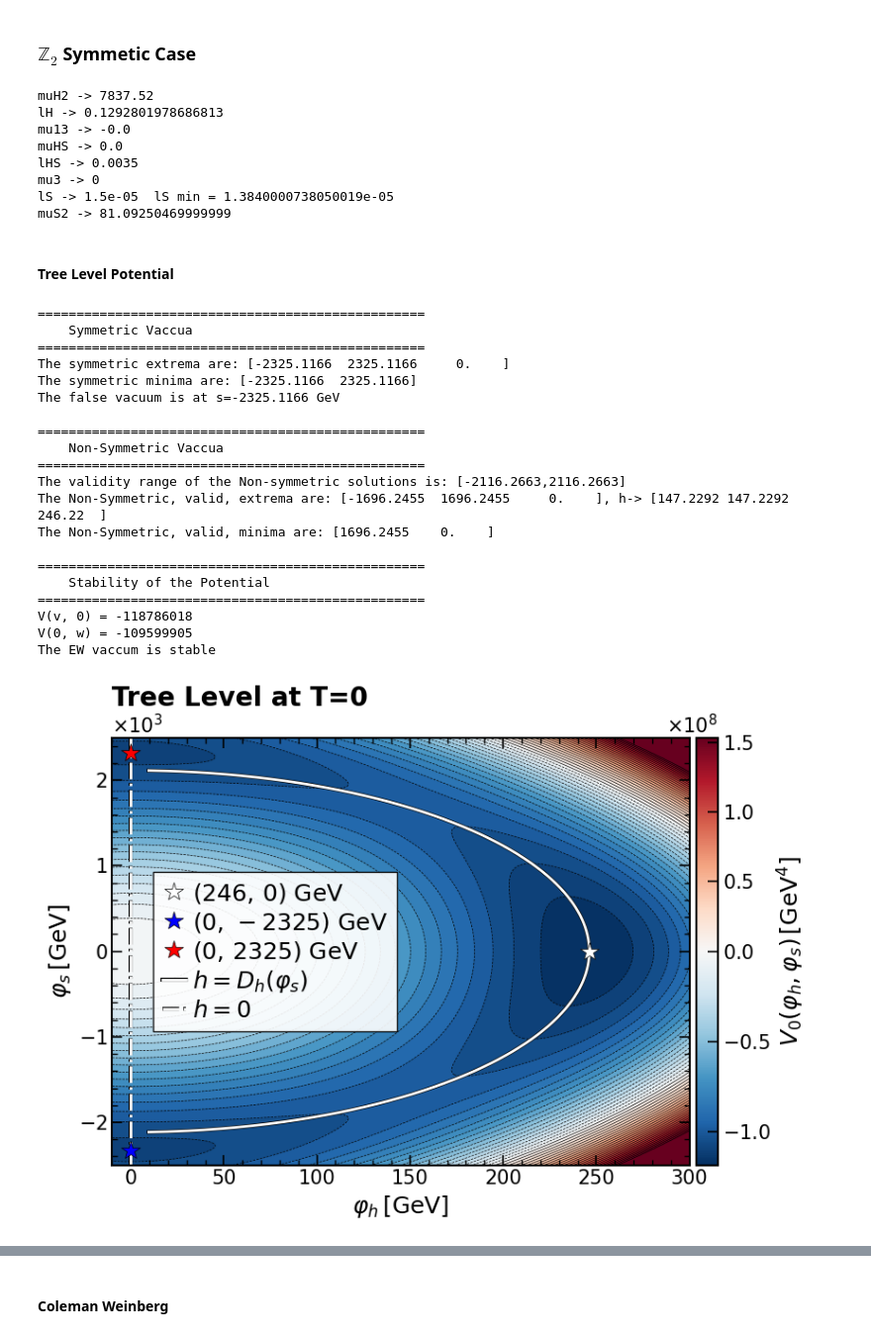
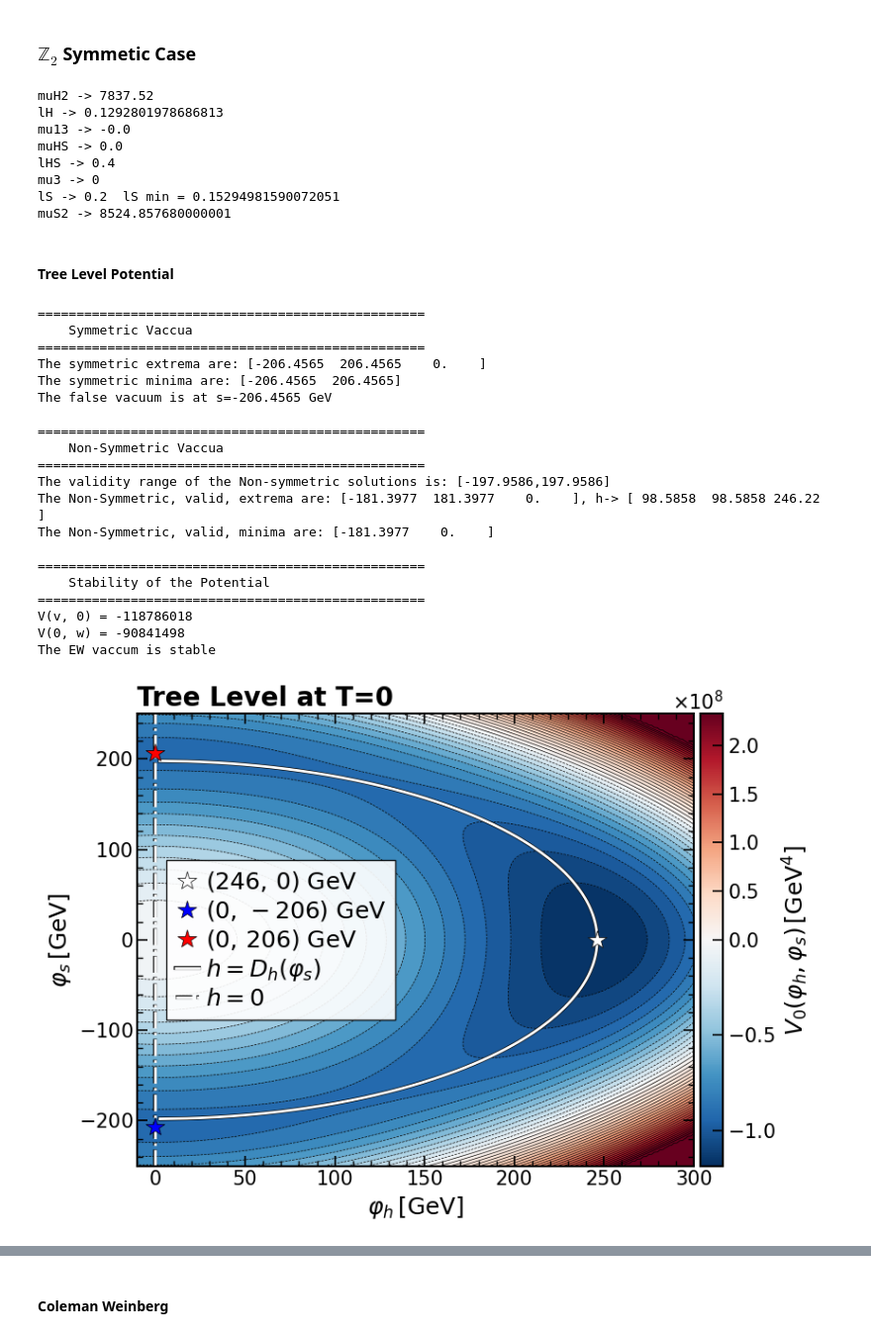
Before and after one commit to Diego-gt-phys/TFM-Repository, a Jupyter notebook: xSM_Tadpole_Analysis.ipynb, the cells around one changed output, grey strips where cells are left out. Shown at 99% size. Drawn from its saved outputs; the diff is of its cells as text; code cells hidden in the pictures.

```diff
--- a/xSM_Tadpole_Analysis.ipynb
+++ b/xSM_Tadpole_Analysis.ipynb
@@ -363,11 +363,11 @@ plt.show()
 ### $\mathbb{Z}_2$ Symmetic Case
 # %%
 m1  = 125.20
-m2  = 5.0
+m2  = 60
 th  = 0
 v0  = 246.22
-lHS = 3.5e-3
-lS  = 1.5e-5
+lHS = 0.4
+lS  = 0.2
 mu3 = 0
 
 params = physical_to_lagrangian(
@@ -405,10 +405,10 @@ muH2 -> 7837.52
 lH -> 0.1292801978686813
 mu13 -> -0.0
 muHS -> 0.0
-lHS -> 0.0035
+lHS -> 0.4
 mu3 -> 0
-lS -> 1.5e-05  lS min = 1.3840000738050019e-05
-muS2 -> 81.09250469999999
+lS -> 0.2  lS min = 0.15294981590072051
+muS2 -> 8524.857680000001
 # %% [markdown]
 #### Tree Level Potential
 # %%
@@ -467,27 +467,27 @@ if Vv[0] > Vw[0]:
 ==================================================
     Symmetric Vaccua
 ==================================================
-The symmetric extrema are: [-2325.1166  2325.1166     0.    ]
-The symmetric minima are: [-2325.1166  2325.1166]
-The false vacuum is at s=-2325.1166 GeV
+The symmetric extrema are: [-206.4565  206.4565    0.    ]
+The symmetric minima are: [-206.4565  206.4565]
+The false vacuum is at s=-206.4565 GeV
 
 ==================================================
     Non-Symmetric Vaccua
 ==================================================
-The validity range of the Non-symmetric solutions is: [-2116.2663,2116.2663]
-The Non-Symmetric, valid, extrema are: [-1696.2455  1696.2455     0.    ], h-> [147.2292 147.2292 246.22  ]
-The Non-Symmetric, valid, minima are: [1696.2455    0.    ]
+The validity range of the Non-symmetric solutions is: [-197.9586,197.9586]
+The Non-Symmetric, valid, extrema are: [-181.3977  181.3977    0.    ], h-> [ 98.5858  98.5858 246.22  ]
+The Non-Symmetric, valid, minima are: [-181.3977    0.    ]
 
 ==================================================
     Stability of the Potential
 ==================================================
 V(v, 0) = -118786018
-V(0, w) = -109599905
+V(0, w) = -90841498
 The EW vaccum is stable
 # %%
 # Set the values of h & s
 hmin, hmax = (-10, 300)
-smin, smax = (-2500, 2500)
+smin, smax = (-250, 250)
 
 # Create the Paths
 s_path  = np.linspace(smin, smax, 1000)
@@ -532,36 +532,36 @@ ax.set_xlabel(r'$\varphi_h \, [\mathrm{GeV}]$', fontsize=18)
 ax.set_ylabel(r'$\varphi_s \, [\mathrm{GeV}]$', fontsize=18)
 ax.yaxis.set_major_formatter(ScalarFormatter(useMathText=True))
 ax.ticklabel_format(style='sci', axis='y', scilimits=(-2, 2))
 ax.yaxis.get_offset_text().set_fontsize(15)
 
 for spine in ax.spines.values():
     spine.set_linewidth(1.5)
 
 ax.tick_params(axis='both', which='major', direction='in',
                length=8, width=1.2, labelsize=15, top=True, right=True)
 ax.tick_params(axis='both', which='minor', direction='in',
                length=4, width=1,   labelsize=15, top=True, right=True)
 ax.minorticks_on()
 
 cbar = fig.colorbar(sm, ax=ax, pad=0.01)
 cbar.set_label(r'$V_{0}(\varphi_h,\varphi_s) \, [\mathrm{GeV^4}]$', fontsize=18)
 cbar.ax.tick_params(labelsize=15)
 cbar.ax.yaxis.set_major_formatter(ScalarFormatter(useMathText=True))
 cbar.ax.yaxis.get_offset_text().set_fontsize(15)
 plt.ticklabel_format(style='sci', axis='y', scilimits=(-2,3))
 for spine in cbar.ax.spines.values():
     spine.set_linewidth(1.5)
 cbar.ax.tick_params(axis='both', which='major', direction='in',
                length=8, width=1.2, labelsize=15)
 
-ax.legend(fontsize=18, frameon=True, fancybox=False, loc = "center left", bbox_to_anchor=(0.05, 0.5),ncol = 1, edgecolor="black", framealpha=0.9, labelspacing=0.2, handletextpad=0.3, handlelength=1, columnspacing=1)
+ax.legend(fontsize=18, frameon=True, fancybox=False, loc = "center left", bbox_to_anchor=(0.03, 0.5),ncol = 1, edgecolor="black", framealpha=0.9, labelspacing=0.2, handletextpad=0.3, handlelength=1, columnspacing=1)
 
 plt.title(r"Tree Level at T=0", loc='left', fontsize=20, fontweight='bold')
 plt.tight_layout()
-plt.savefig("Figures/Z2_TL_Contour.pdf", format="pdf", bbox_inches="tight")
+plt.savefig(f"Figures/Z2_{m2}_{lHS:.4f}_{lS:.4f}_TL_Contour.pdf", format="pdf", bbox_inches="tight")
 plt.show()
 # %% [output]
-[figure, old version]
+[figure, new version]
 # %%
 # Potential allong paths
 sp = (-muHS+(2*lHS*muH2+muHS**2)**0.5)/(lHS)
```
Also changed, not shown: parts of 17 cells of this notebook.
